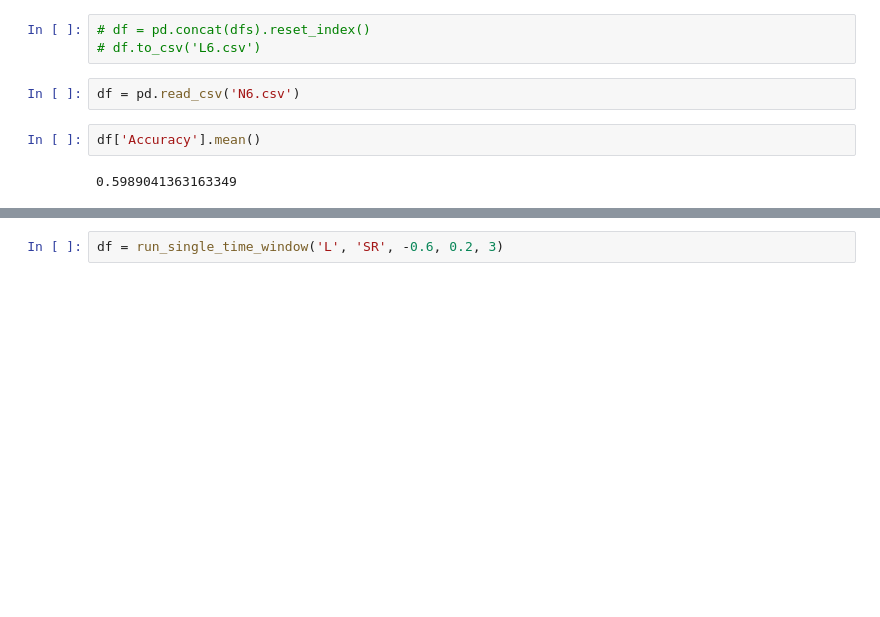
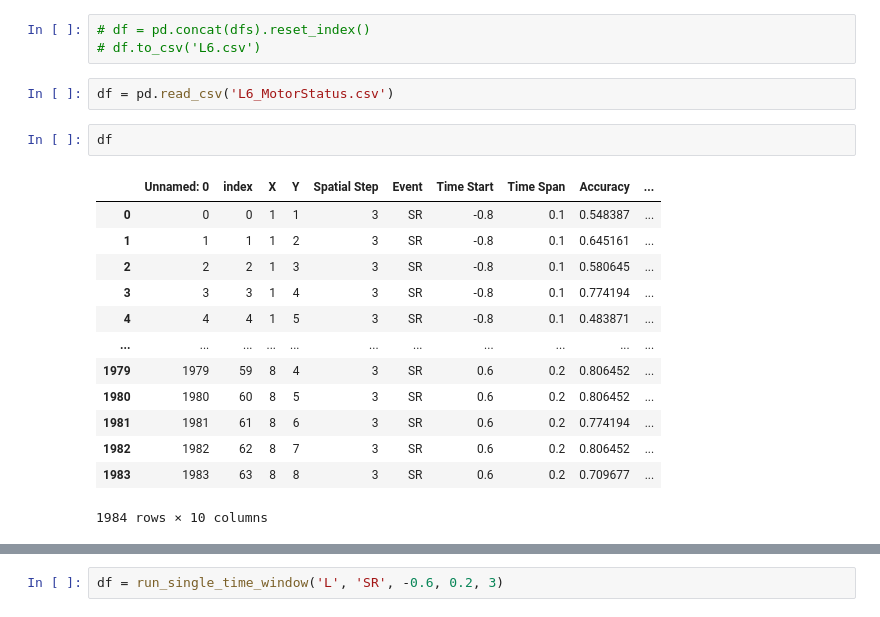
Before and after one commit to YunruoNi/BCI_Project, a Jupyter notebook: test_main2.ipynb, the cells around one changed output, grey strips where cells are left out. Drawn from its saved outputs; the diff is of its cells as text; blank space fills up the shorter version.

```diff
--- a/test_main2.ipynb
+++ b/test_main2.ipynb
@@ -219,11 +219,23 @@ for t in tqdm(range(0, 15)):
 # df = pd.concat(dfs).reset_index()
 # df.to_csv('L6.csv')
 # %%
-df = pd.read_csv('N6.csv')
+df = pd.read_csv('L6_MotorStatus.csv')
 # %%
-df['Accuracy'].mean()
+df
 # %% [output]
+|  | Unnamed: 0 | index | X | Y | Spatial Step | Event | Time Start | Time Span | Accuracy | ... |
+| 0 | 0 | 0 | 1 | 1 | 3 | SR | -0.8 | 0.1 | 0.548387 | ... |
+| 1 | 1 | 1 | 1 | 2 | 3 | SR | -0.8 | 0.1 | 0.645161 | ... |
+| 2 | 2 | 2 | 1 | 3 | 3 | SR | -0.8 | 0.1 | 0.580645 | ... |
+| 3 | 3 | 3 | 1 | 4 | 3 | SR | -0.8 | 0.1 | 0.774194 | ... |
+| 4 | 4 | 4 | 1 | 5 | 3 | SR | -0.8 | 0.1 | 0.483871 | ... |
+| ... | ... | ... | ... | ... | ... | ... | ... | ... | ... | ... |
+| 1979 | 1979 | 59 | 8 | 4 | 3 | SR | 0.6 | 0.2 | 0.806452 | ... |
+| 1980 | 1980 | 60 | 8 | 5 | 3 | SR | 0.6 | 0.2 | 0.806452 | ... |
+| 1981 | 1981 | 61 | 8 | 6 | 3 | SR | 0.6 | 0.2 | 0.774194 | ... |
+| 1982 | 1982 | 62 | 8 | 7 | 3 | SR | 0.6 | 0.2 | 0.806452 | ... |
+| 1983 | 1983 | 63 | 8 | 8 | 3 | SR | 0.6 | 0.2 | 0.709677 | ... |
-0.5989041363163349
+1984 rows × 10 columns
 # %%
 df[
     (df['Spatial Step'] == 3)
```
Also changed, not shown: parts of 8 cells of this notebook, 1 other file.
